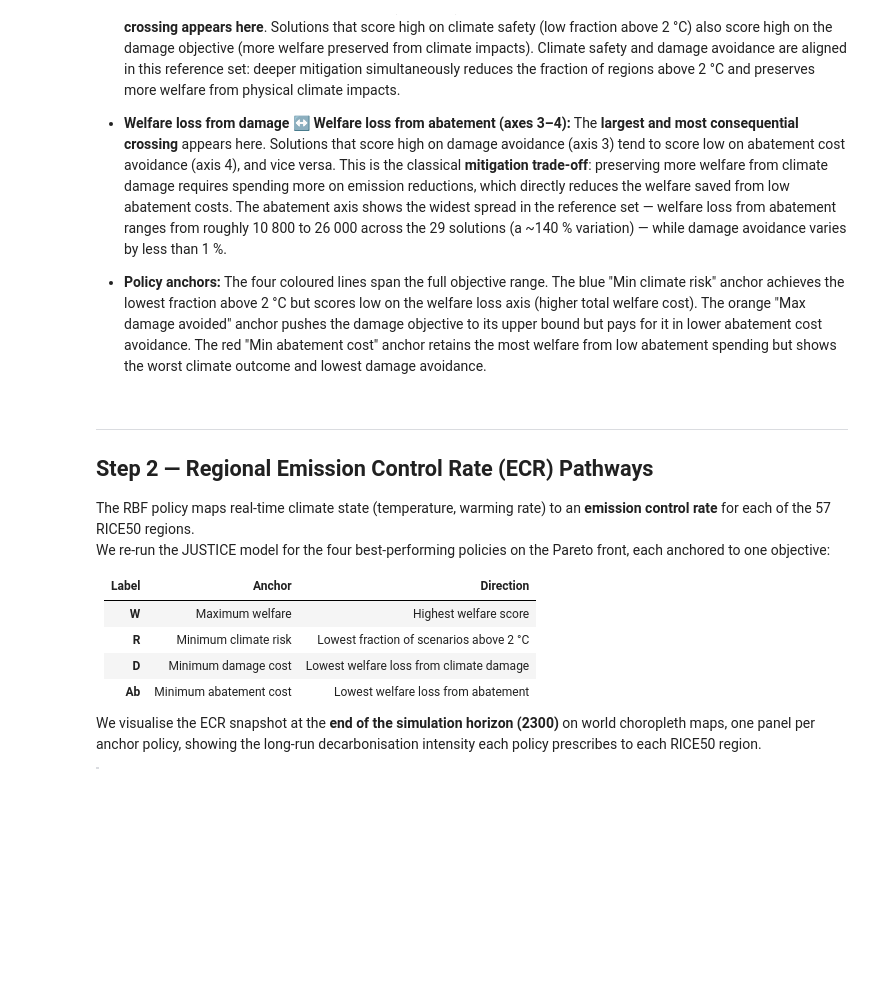
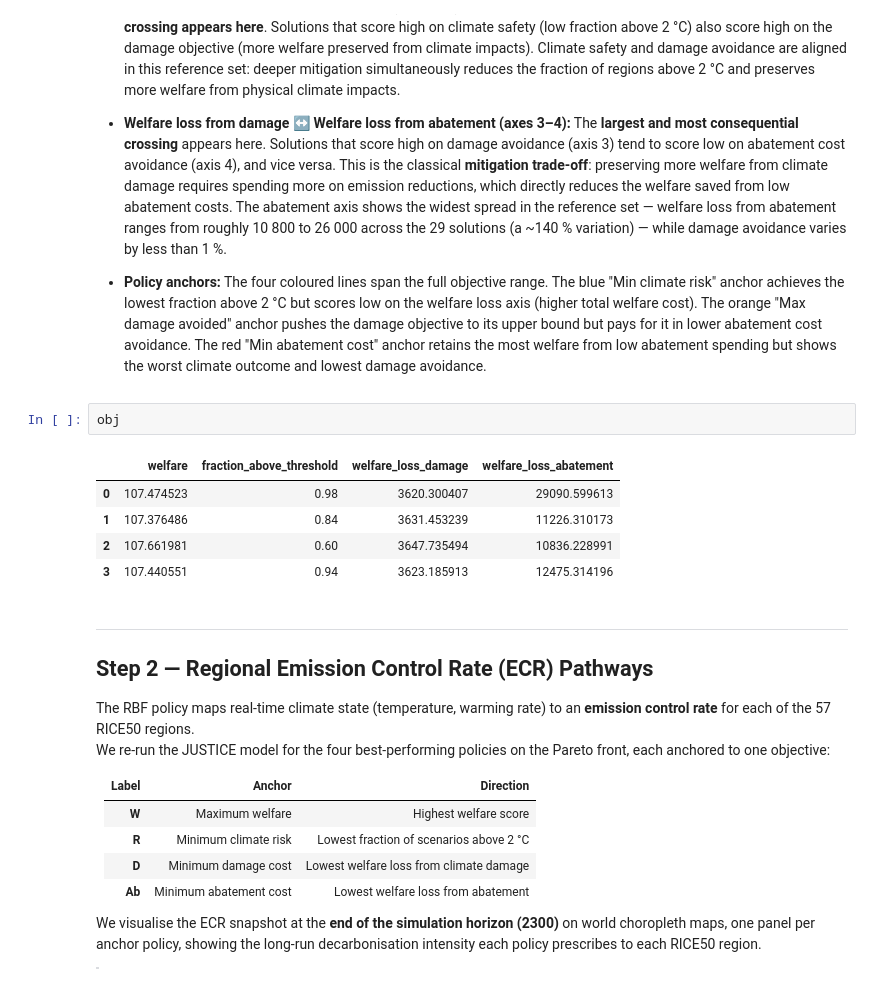
Before and after one commit to leahloise42/LDC_Group-, a Jupyter notebook: assignments_ema/assignment_07_pareto_visualisation.ipynb, the cells around one changed output. Drawn from its saved outputs; the diff is of its cells as text; blank space fills up the shorter version.

```diff
--- a/assignments_ema/assignment_07_pareto_visualisation.ipynb
+++ b/assignments_ema/assignment_07_pareto_visualisation.ipynb
@@ -283,6 +295,14 @@ Figure saved: parcoords_reference_set.png
 - **Welfare loss from damage ↔ Welfare loss from abatement (axes 3–4):** The **largest and most consequential crossing** appears here. Solutions that score high on damage avoidance (axis 3) tend to score low on abatement cost avoidance (axis 4), and vice versa. This is the classical **mitigation trade-off**: preserving more welfare from climate damage requires spending more on emission reductions, which directly reduces the welfare saved from low abatement costs. The abatement axis shows the widest spread in the reference set — welfare loss from abatement ranges from roughly 10 800 to 26 000 across the 29 solutions (a ~140 % variation) — while damage avoidance varies by less than 1 %.
 
 - **Policy anchors:** The four coloured lines span the full objective range. The blue "Min climate risk" anchor achieves the lowest fraction above 2 °C but scores low on the welfare loss axis (higher total welfare cost). The orange "Max damage avoided" anchor pushes the damage objective to its upper bound but pays for it in lower abatement cost avoidance. The red "Min abatement cost" anchor retains the most welfare from low abatement spending but shows the worst climate outcome and lowest damage avoidance.
+# %%
+obj
+# %% [output]
+|  | welfare | fraction_above_threshold | welfare_loss_damage | welfare_loss_abatement |
+| 0 | 107.474523 | 0.98 | 3620.300407 | 29090.599613 |
+| 1 | 107.376486 | 0.84 | 3631.453239 | 11226.310173 |
+| 2 | 107.661981 | 0.60 | 3647.735494 | 10836.228991 |
+| 3 | 107.440551 | 0.94 | 3623.185913 | 12475.314196 |
 # %% [markdown]
 ---
 
```
Also changed, not shown: parts of 6 cells of this notebook, 1 other file.
